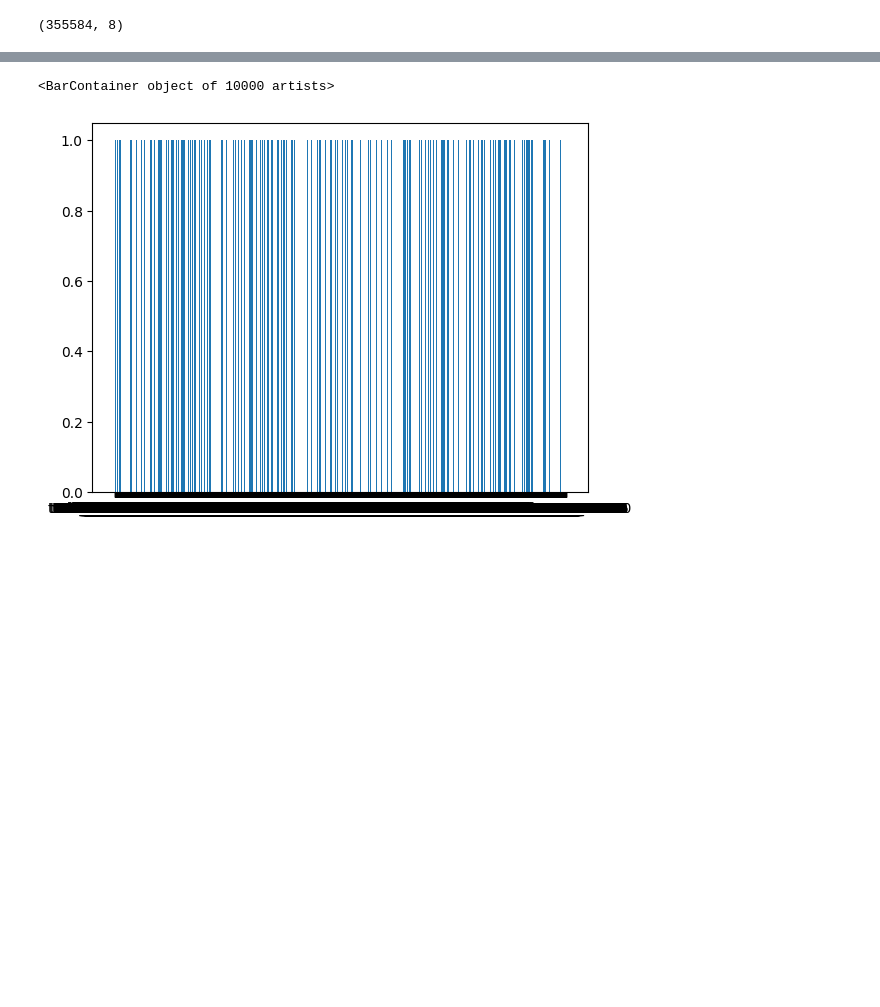
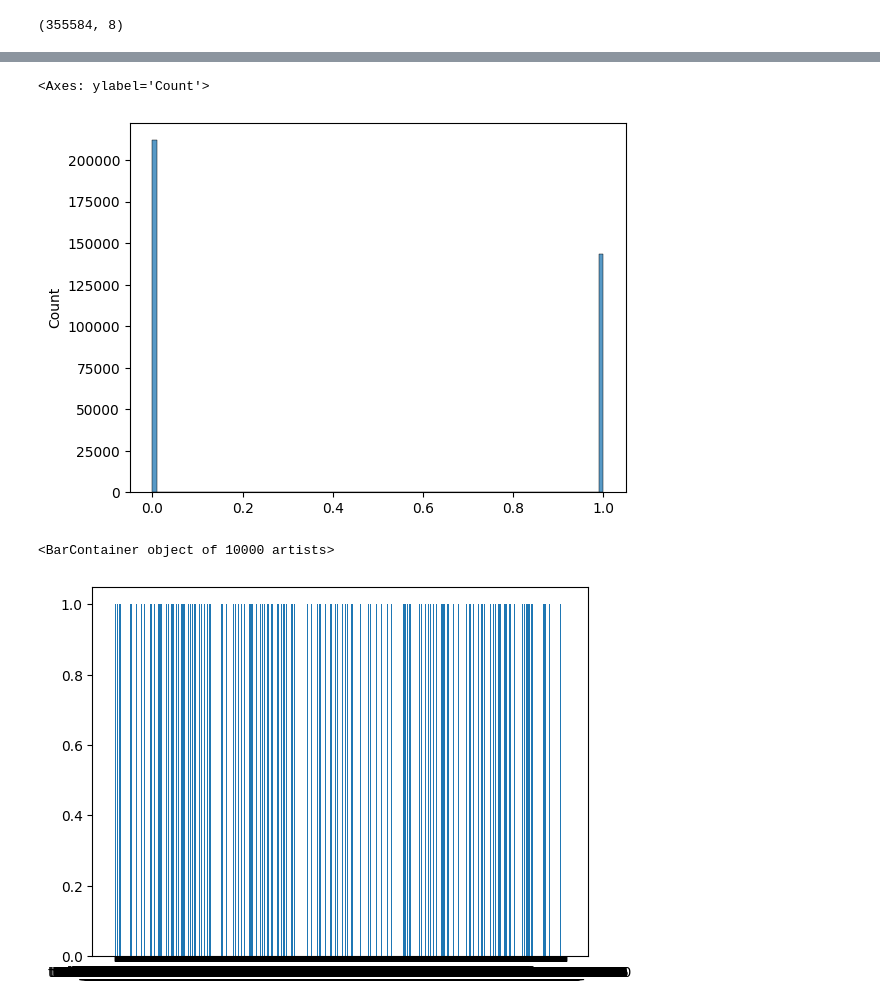
Before and after one commit to RyuichiHashimoto/BayesianNetwork, a Jupyter notebook: experiments/31_baisiannet/10_guidedataset.ipynb, the cells around one changed output, grey strips where cells are left out. Saved outputs shown, nothing was run; the diff lists cells and outputs as text; code cells hidden in the pictures; blank space fills up the shorter version.

```diff
--- a/experiments/31_baisiannet/10_guidedataset.ipynb
+++ b/experiments/31_baisiannet/10_guidedataset.ipynb
@@ -42 +98,6 @@ sorted_pivot.shape
+# %%
+sns.histplot(sorted_pivot.get_column("BenignPositiveRate"), bins = 100)
+# %% [output]
+<Axes: ylabel='Count'>
+[figure, added]
 # %%
```
Also changed, not shown: parts of 12 cells of this notebook.
